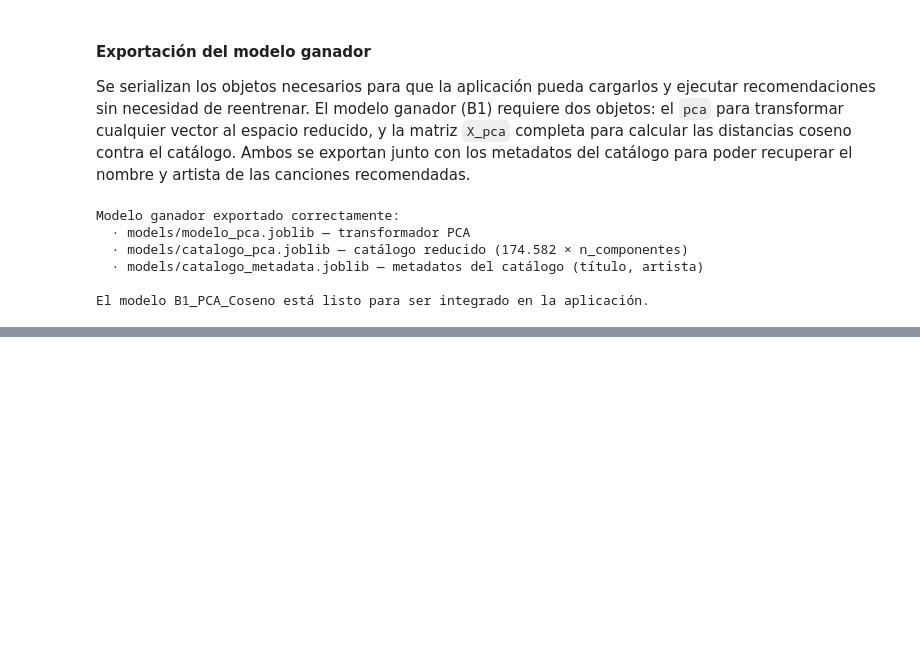
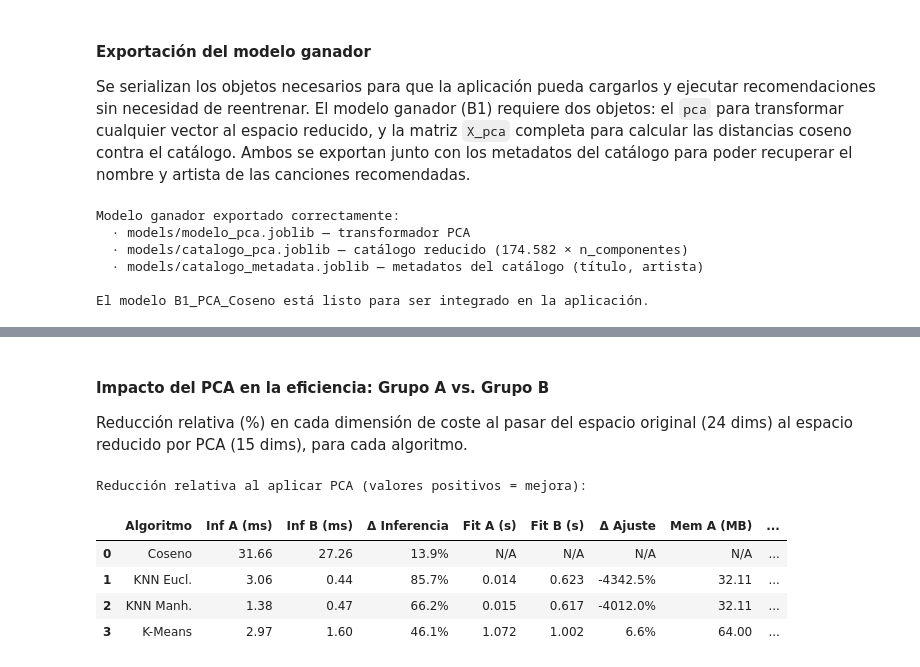
Before and after one commit to nernunnzar/music-recommendation-system, a Jupyter notebook: 04_Modelos_Recomendacion.ipynb, the cells around one changed output, grey strips where cells are left out. Cells and saved outputs as stored; diff of their text form; code cells hidden in the pictures; blank space fills up the shorter version.

```diff
--- a/04_Modelos_Recomendacion.ipynb
+++ b/04_Modelos_Recomendacion.ipynb
@@ -909,0 +1170,47 @@ El modelo B1_PCA_Coseno está listo para ser integrado en la aplicación.
+# %% [markdown]
+#### **Impacto del PCA en la eficiencia: Grupo A vs. Grupo B**
+
+Reducción relativa (%) en cada dimensión de coste al pasar del espacio original (24 dims) al espacio reducido por PCA (15 dims), para cada algoritmo.
+# %%
+pares = [
+    ('Coseno',    'A1_Coseno',        'B1_PCA_Coseno'),
+    ('KNN Eucl.', 'A2_KNN_Euclidiana','B2_PCA_KNN_Euclidiana'),
+    ('KNN Manh.', 'A3_KNN_Manhattan', 'B3_PCA_KNN_Manhattan'),
+    ('K-Means',   'A4_KMeans',        'B4_PCA_KMeans'),
+]
+idx = df_eficiencia.set_index('Modelo')
+
+def reduccion(a, b):
+    return (a - b) / a * 100 if (pd.notna(a) and pd.notna(b) and a != 0) else float('nan')
+
+filas = []
+for nombre, a_id, b_id in pares:
+    filas.append({
+        'Algoritmo':      nombre,
+        'Inf A (ms)':     idx.loc[a_id, 'inferencia_mediana_ms'],
+        'Inf B (ms)':     idx.loc[b_id, 'inferencia_mediana_ms'],
+        'Δ Inferencia':   reduccion(idx.loc[a_id, 'inferencia_mediana_ms'],
+                                    idx.loc[b_id, 'inferencia_mediana_ms']),
+        'Fit A (s)':      idx.loc[a_id, 't_fit_s'],
+        'Fit B (s)':      idx.loc[b_id, 't_fit_s'],
+        'Δ Ajuste':       reduccion(idx.loc[a_id, 't_fit_s'], idx.loc[b_id, 't_fit_s']),
+        'Mem A (MB)':     idx.loc[a_id, 'mem_fit_mb'],
+        'Mem B (MB)':     idx.loc[b_id, 'mem_fit_mb'],
+        'Δ Memoria':      reduccion(idx.loc[a_id, 'mem_fit_mb'], idx.loc[b_id, 'mem_fit_mb']),
+    })
+
+df_impacto = pd.DataFrame(filas)
+print("Reducción relativa al aplicar PCA (valores positivos = mejora):\n")
+df_impacto.style\
+    .format({'Inf A (ms)': '{:.2f}', 'Inf B (ms)': '{:.2f}', 'Δ Inferencia': '{:.1f}%',
+             'Fit A (s)':  '{:.3f}', 'Fit B (s)':  '{:.3f}', 'Δ Ajuste':     '{:.1f}%',
+             'Mem A (MB)': '{:.2f}', 'Mem B (MB)': '{:.2f}', 'Δ Memoria':    '{:.1f}%'},
+            na_rep='N/A')\
+    .background_gradient(subset=['Δ Inferencia'], cmap='RdYlGn')
+# %% [output]
+Reducción relativa al aplicar PCA (valores positivos = mejora):
+|  | Algoritmo | Inf A (ms) | Inf B (ms) | Δ Inferencia | Fit A (s) | Fit B (s) | Δ Ajuste | Mem A (MB) | ... |
+| 0 | Coseno | 31.66 | 27.26 | 13.9% | N/A | N/A | N/A | N/A | ... |
+| 1 | KNN Eucl. | 3.06 | 0.44 | 85.7% | 0.014 | 0.623 | -4342.5% | 32.11 | ... |
+| 2 | KNN Manh. | 1.38 | 0.47 | 66.2% | 0.015 | 0.617 | -4012.0% | 32.11 | ... |
+| 3 | K-Means | 2.97 | 1.60 | 46.1% | 1.072 | 1.002 | 6.6% | 64.00 | ... |
```
Also changed, not shown: parts of 17 cells of this notebook, 2 other files.
